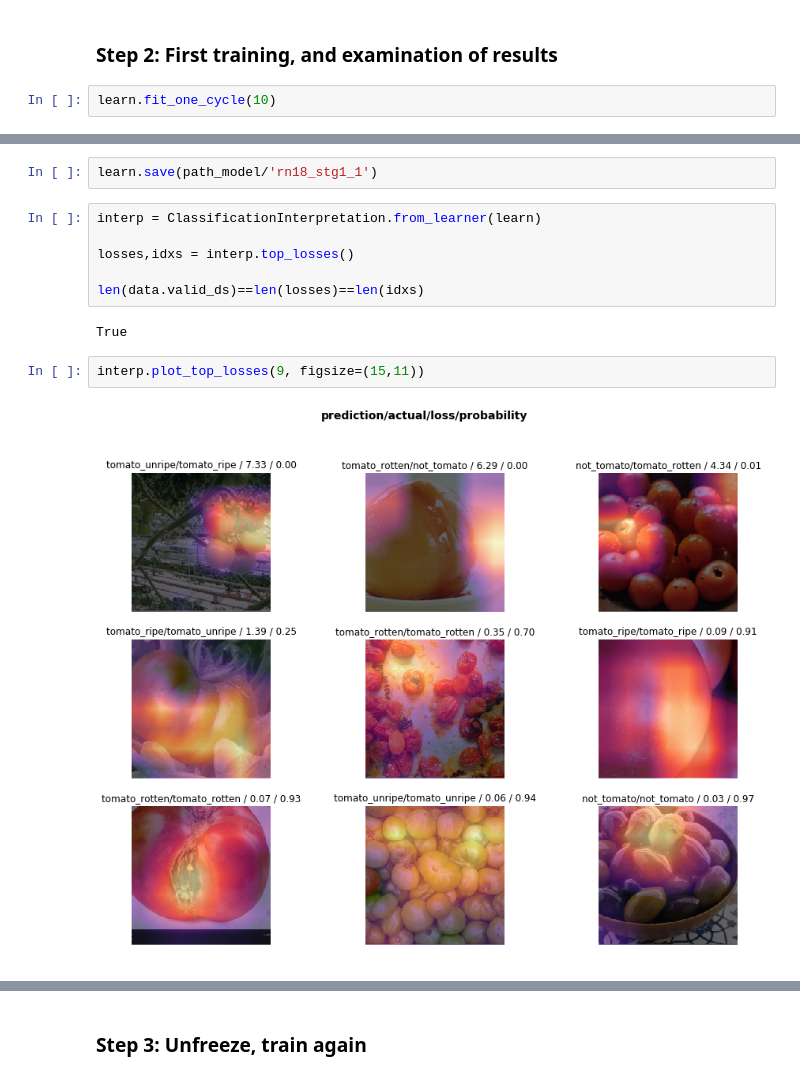
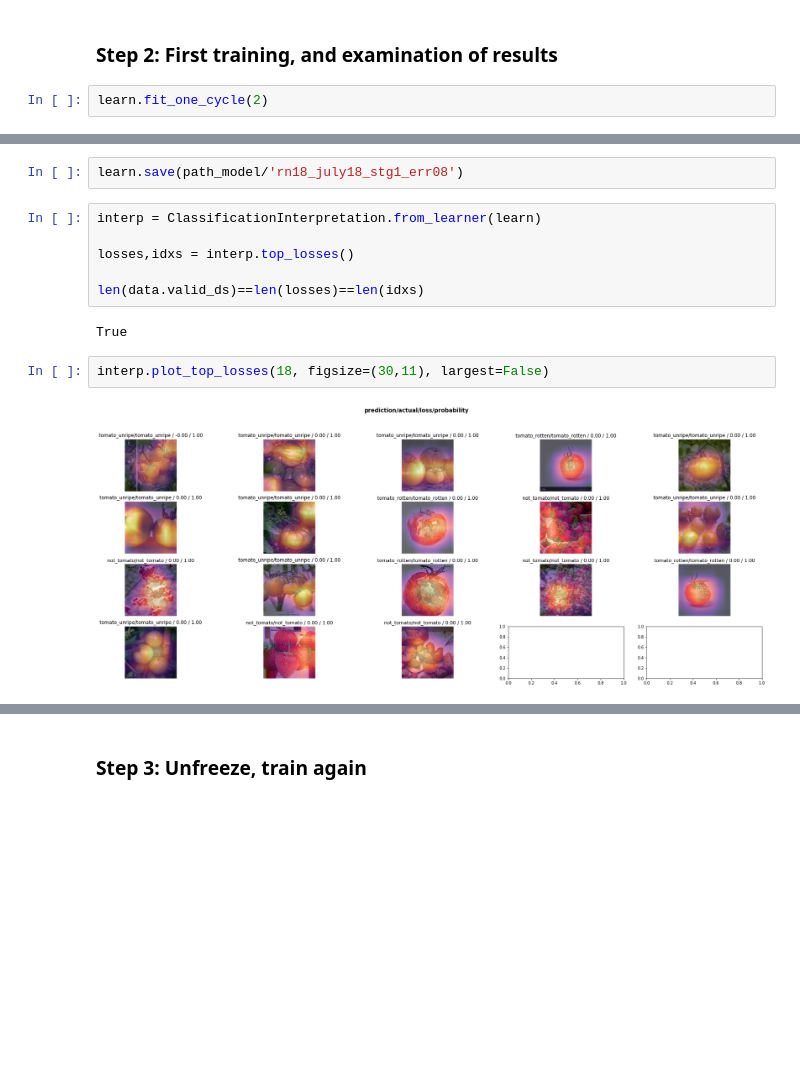
Before and after one commit to kartiknan/tomato_classification, a Jupyter notebook: tomato_resnet18.ipynb, the cells around one changed output, grey strips where cells are left out. Saved outputs shown, nothing was run; the diff lists cells and outputs as text; blank space fills up the shorter version.

```diff
--- a/tomato_resnet18.ipynb
+++ b/tomato_resnet18.ipynb
@@ -115,6 +116,6 @@ learn.loss_func, learn.path
 # %% [markdown]
 ### Step 2: First training, and examination of results
 # %%
-learn.fit_one_cycle(10)
+learn.fit_one_cycle(2)
 # %% [output]
 | epoch | train_loss | valid_loss | error_rate | time |
@@ -131,5 +124,5 @@ learn.fit_one_cycle(10)
 # %%
-learn.save(path_model/'rn18_stg1_1')
+learn.save(path_model/'rn18_july18_stg1_err08')
 # %%
 interp = ClassificationInterpretation.from_learner(learn)
 
@@ -139,9 +132,9 @@ len(data.valid_ds)==len(losses)==len(idxs)
 # %% [output]
 True
 # %%
-interp.plot_top_losses(9, figsize=(15,11))
+interp.plot_top_losses(18, figsize=(30,11), largest=False)
 # %% [output]
-[figure, old version]
+[figure, new version]
 # %%
 interp.plot_confusion_matrix(figsize=(6,6), dpi=60)
 # %% [output]
```
Also changed, not shown: parts of 14 cells of this notebook.
